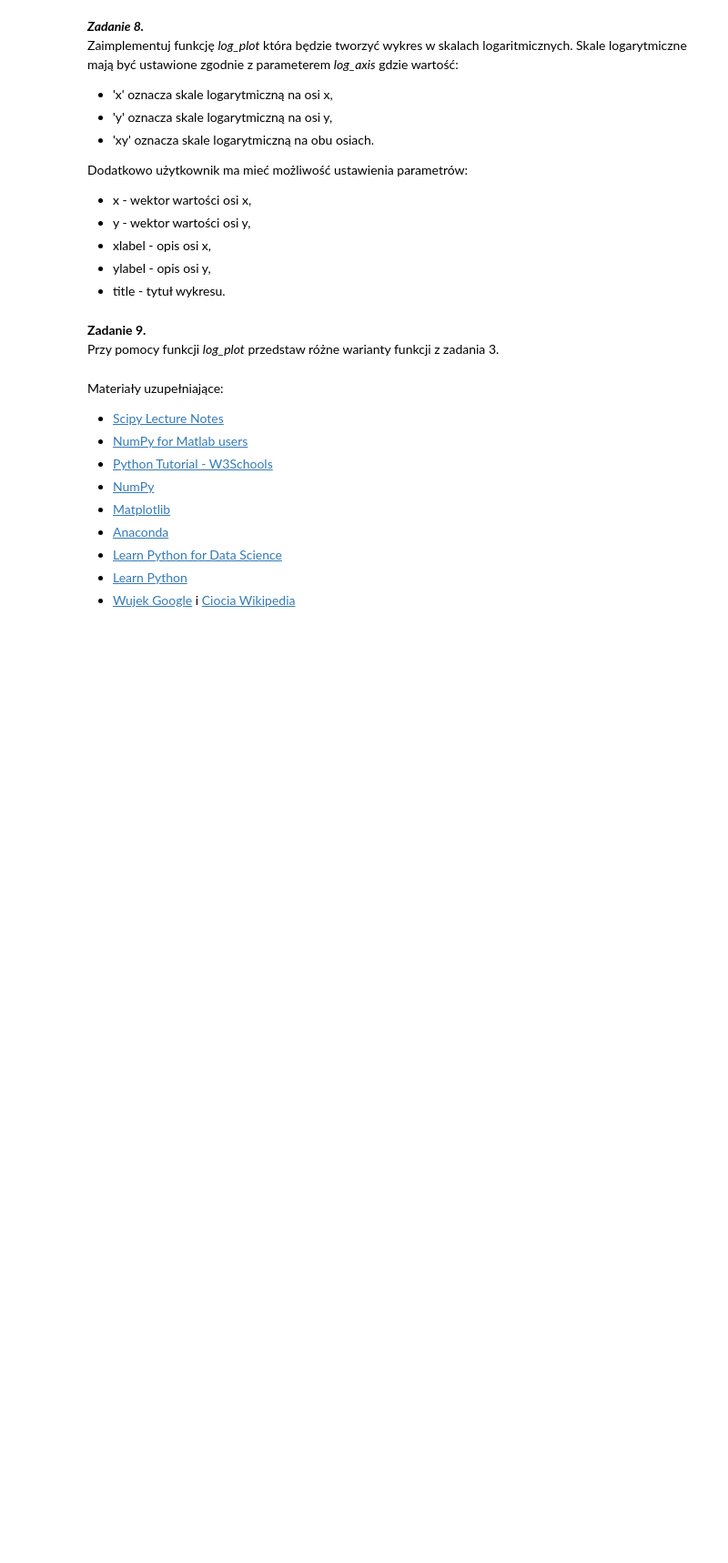
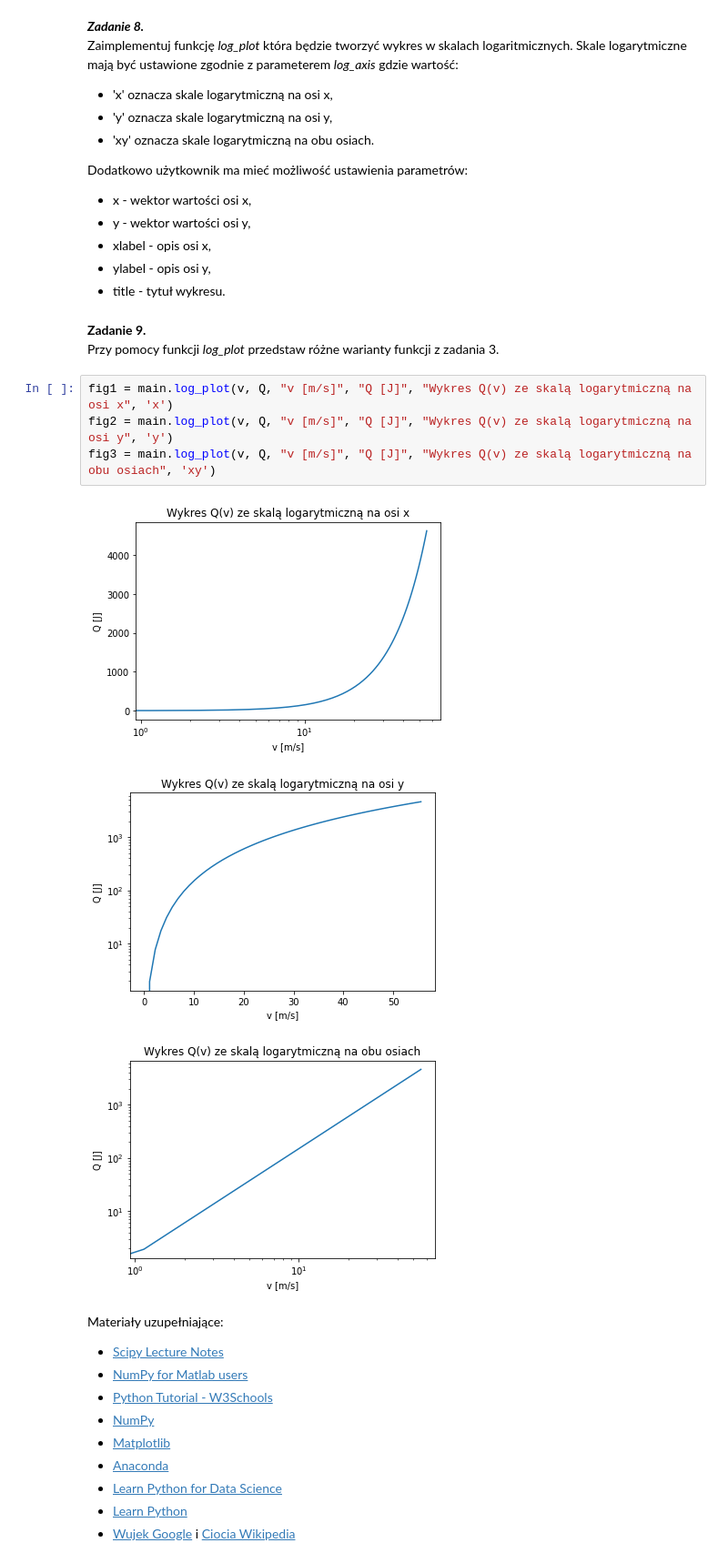
Before and after one commit to pawelszwarno/lab2, a Jupyter notebook: lab2/sprawozdanie.ipynb, the cells around one changed output. Shown: that part at 91% size. Cells and saved outputs as stored; diff of their text form; blank space fills up the shorter version.

```diff
--- a/lab2/sprawozdanie.ipynb
+++ b/lab2/sprawozdanie.ipynb
@@ -213,6 +213,14 @@ Dodatkowo użytkownik ma mieć możliwość ustawienia parametrów:
 # %% [markdown]
 **Zadanie 9.**
 Przy pomocy funkcji *log\_plot* przedstaw różne warianty funkcji z zadania 3.
+# %%
+fig1 = main.log_plot(v, Q, "v [m/s]", "Q [J]", "Wykres Q(v) ze skalą logarytmiczną na osi x", 'x')
+fig2 = main.log_plot(v, Q, "v [m/s]", "Q [J]", "Wykres Q(v) ze skalą logarytmiczną na osi y", 'y')
+fig3 = main.log_plot(v, Q, "v [m/s]", "Q [J]", "Wykres Q(v) ze skalą logarytmiczną na obu osiach", 'xy')
+# %% [output]
+[figure, added]
+[figure, added]
+[figure, added]
 # %% [markdown]
 
 Materiały uzupełniające:
```
Also changed, not shown: 1 other file.
